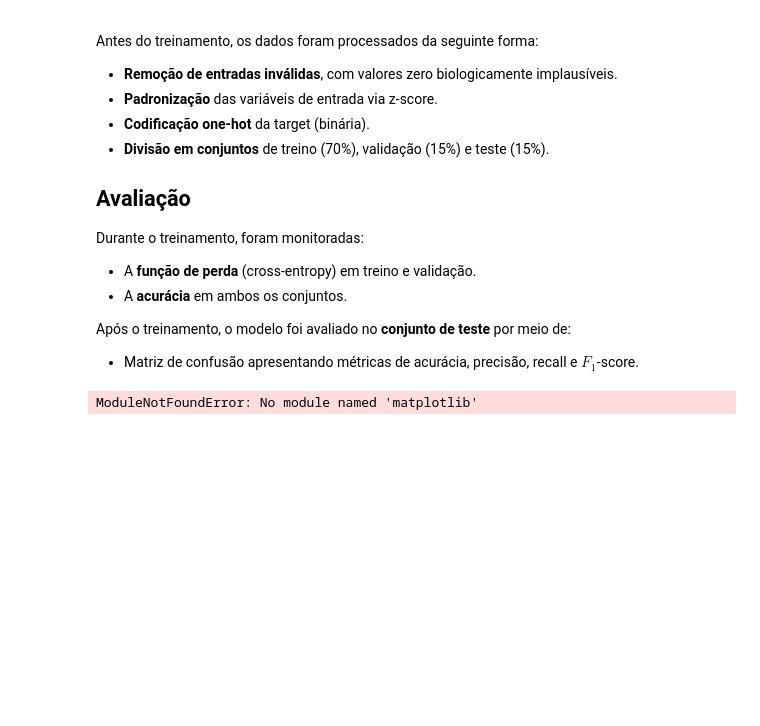
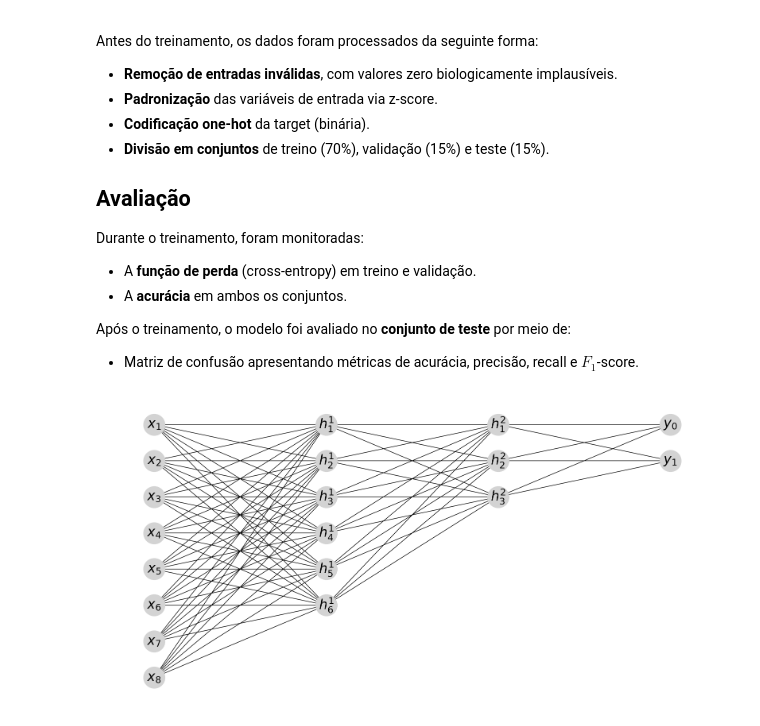
Before and after one commit to pcbrom/perceptron-mlp-cnn, a Jupyter notebook: multilayer_perceptron.ipynb, the cells around one changed output. Drawn from its saved outputs; the diff is of its cells as text; code cells hidden in the pictures; blank space fills up the shorter version.

```diff
--- a/multilayer_perceptron.ipynb
+++ b/multilayer_perceptron.ipynb
@@ -109,38 +111,38 @@ output_layer = ['{y}_0', '{y}_1']
 # Lista de camadas
 layers = [input_layer, hidden_layer1, hidden_layer2, output_layer]
 positions = {}
 labels = {}
 layer_dist = 2.0
 node_dist = 1.0
 
 # Posicionamento dos nós
 for i, layer in enumerate(layers):
     for j, node in enumerate(layer):
         G.add_node(node)
         positions[node] = (i * layer_dist, -j * node_dist)
         labels[node] = f"${node}$"
 
 # Conectar camadas
 def connect_layers(layer1, layer2):
     for u in layer1:
         for v in layer2:
             G.add_edge(u, v)
 
 connect_layers(input_layer, hidden_layer1)
 connect_layers(hidden_layer1, hidden_layer2)
 connect_layers(hidden_layer2, output_layer)
 
 # Desenho
-plt.figure(figsize=(8, 8))
-nx.draw_networkx_nodes(G, positions, node_color='lightgray', node_size=1000)
+plt.figure(figsize=(16, 8))
+nx.draw_networkx_nodes(G, positions, node_color='lightgray', node_size=1500)
 nx.draw_networkx_edges(G, positions, arrows=True, arrowstyle='-|>', width=1)
-nx.draw_networkx_labels(G, positions, labels, font_size=12)
-plt.title('Arquitetura: Entrada (8) → Oculta1 (6, ReLU) → Oculta2 (3, ReLU) → Saída (2, Softmax)', fontsize=14)
+nx.draw_networkx_labels(G, positions, labels, font_size=24)
+# plt.title('Arquitetura: Entrada (8) → Oculta1 (6, ReLU) → Oculta2 (3, ReLU) → Saída (2, Softmax)', fontsize=14)
 plt.axis('off')
 plt.tight_layout()
 plt.show()
 # %% [output]
-ModuleNotFoundError: No module named 'matplotlib'
+[figure, added]
 # %%
 # @title Importação dos dados
 import pandas as pd
```
Also changed, not shown: parts of 14 cells of this notebook.
